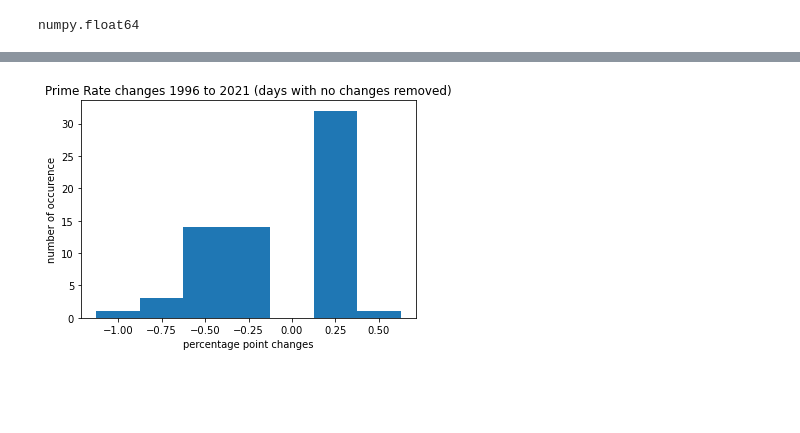
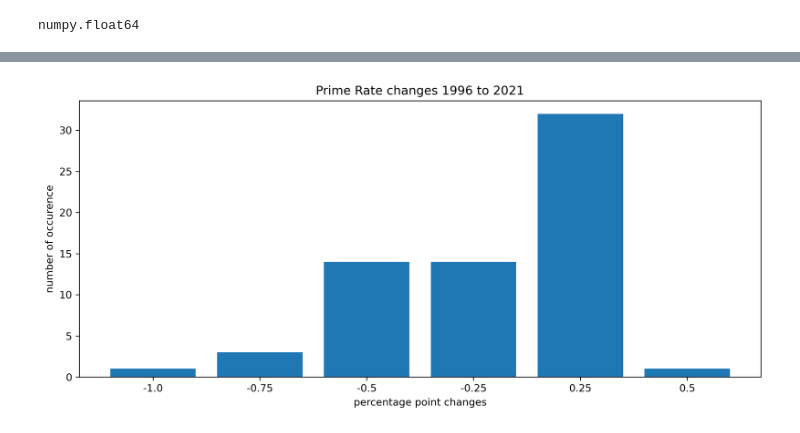
Before and after one commit to MariusMeiners/zweig_backtesting, a Jupyter notebook: monetary/zweig_model.ipynb, the cells around one changed output, grey strips where cells are left out. Saved outputs shown, nothing was run; the diff lists cells and outputs as text; code cells hidden in the pictures; blank space fills up the shorter version.

```diff
--- a/monetary/zweig_model.ipynb
+++ b/monetary/zweig_model.ipynb
@@ -258,9 +362,16 @@ print(number_of_changes)
 # %%
-plt.bar(unique, counts, width = 0.25)
+# get string list from float list for plt formatting
+stringList = []
+for x in unique:
+	stringList.append(str(x))
+
+plt.figure(figsize=(12,5), dpi=300)
+plt.bar(stringList, counts)
 plt.xlabel("percentage point changes")
 plt.ylabel("number of occurence")
-plt.title("Prime Rate changes 1996 to 2021 (days with no changes removed)")
+plt.title("Prime Rate changes 1996 to 2021")
+
 
 plt.show()
 # %% [output]
-[figure, old version]
+[figure, new version]
```
Also changed, not shown: parts of 3 cells of this notebook, 6 other files.
